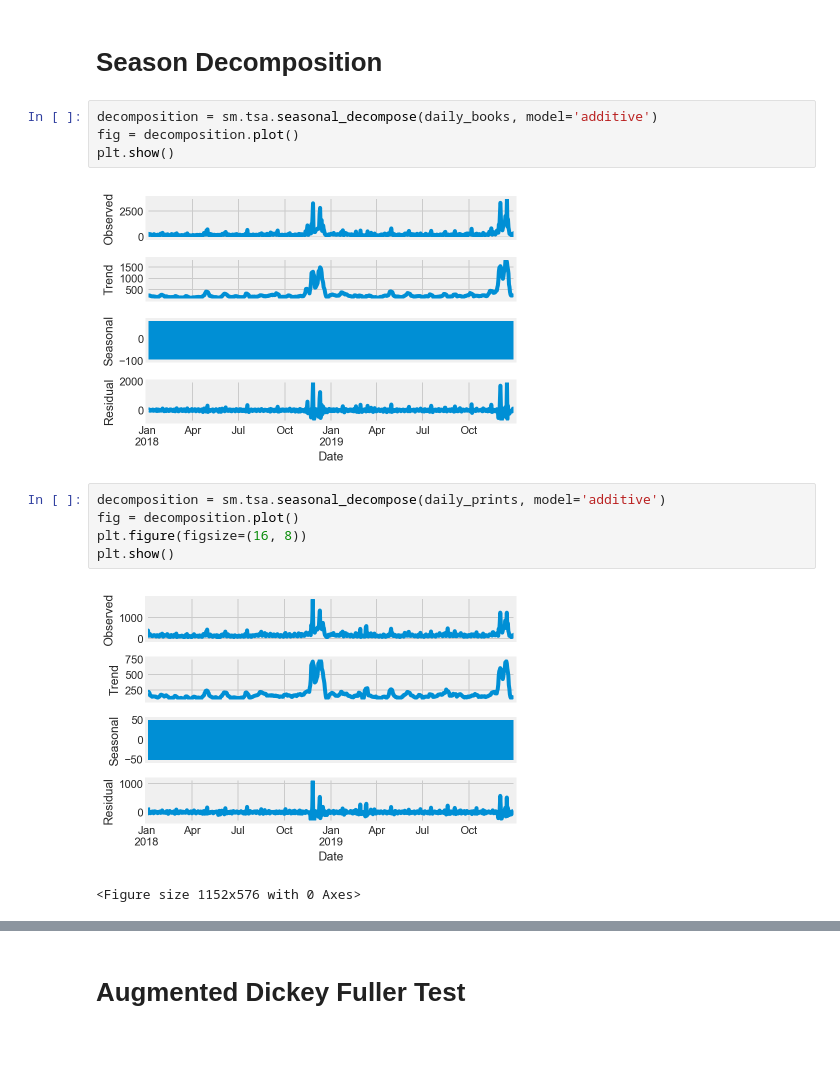
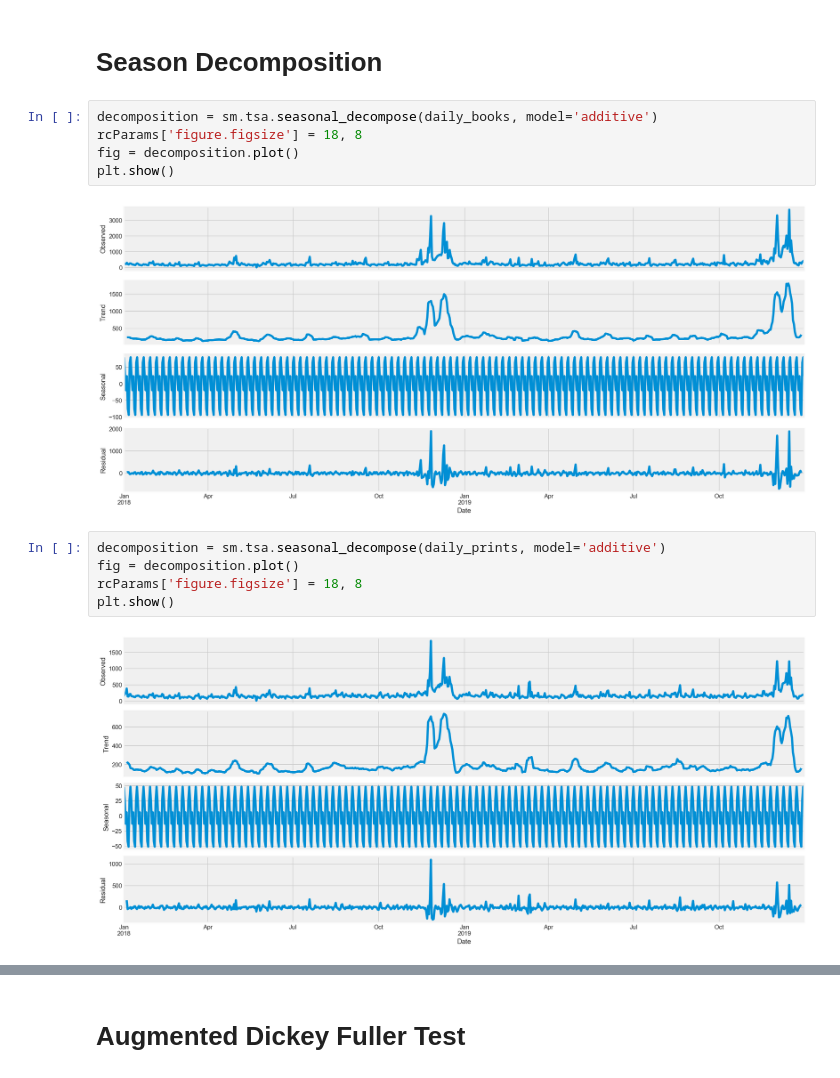
Before and after one commit to yalelikeyale/eda_assessment, a Jupyter notebook: EDA.ipynb, the cells around one changed output, grey strips where cells are left out. Cells and saved outputs as stored; diff of their text form; blank space fills up the shorter version.

```diff
--- a/EDA.ipynb
+++ b/EDA.ipynb
@@ -276,18 +276,18 @@ sns.boxplot(daily_calendars)
 # Season Decomposition
 # %%
 decomposition = sm.tsa.seasonal_decompose(daily_books, model='additive')
+rcParams['figure.figsize'] = 18, 8
 fig = decomposition.plot()
 plt.show()
 # %% [output]
-[figure, old version]
+[figure, new version]
 # %%
 decomposition = sm.tsa.seasonal_decompose(daily_prints, model='additive')
 fig = decomposition.plot()
-plt.figure(figsize=(16, 8))
+rcParams['figure.figsize'] = 18, 8
 plt.show()
 # %% [output]
-[figure, old version]
+[figure, new version]
-<Figure size 1152x576 with 0 Axes>
 # %%
 decomposition = sm.tsa.seasonal_decompose(daily_calendars, model='additive')
 fig = decomposition.plot()
```
Also changed, not shown: parts of 2 cells of this notebook.
